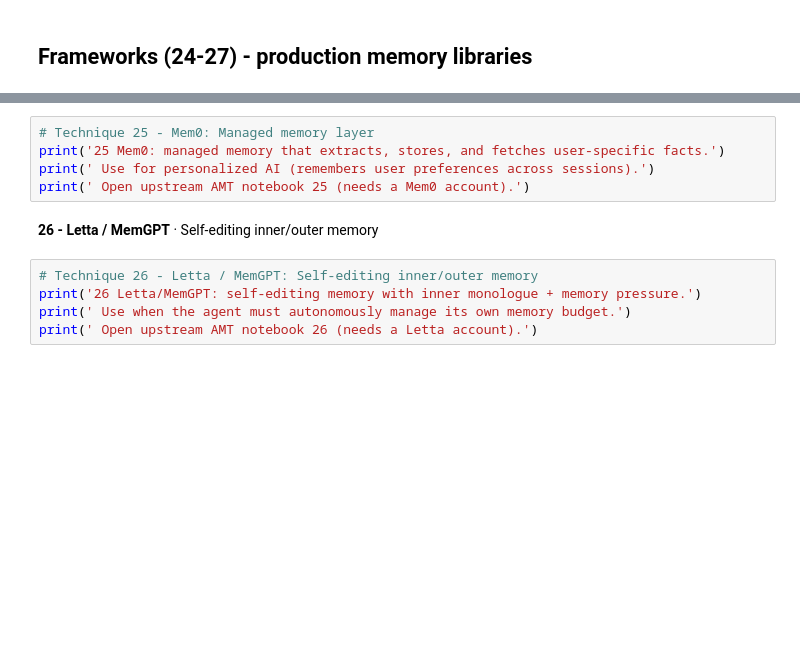
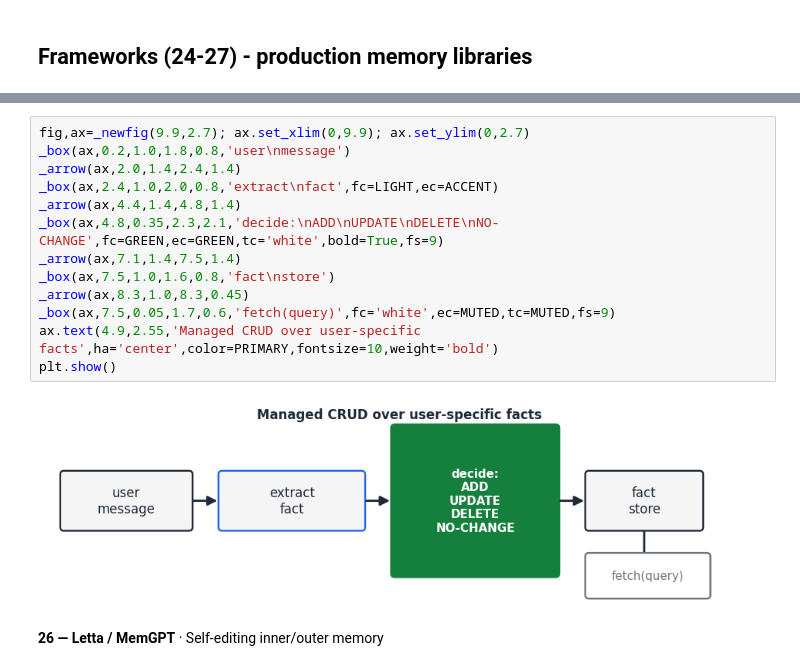
Before and after one commit to syaikhipin/kdd26-memdiag, a Jupyter notebook: tutorial/phase1_memory_architectures/05_frameworks.ipynb, the cells around one changed output, grey strips where cells are left out. Saved outputs shown, nothing was run; the diff lists cells and outputs as text; blank space fills up the shorter version.

```diff
--- a/tutorial/phase1_memory_architectures/05_frameworks.ipynb
+++ b/tutorial/phase1_memory_architectures/05_frameworks.ipynb
@@ -84,12 +235,17 @@ print(' Open amt_curated/ for the full notebook (needs a Zep account).')
-# %%
-# Technique 25 - Mem0: Managed memory layer
-print('25 Mem0: managed memory that extracts, stores, and fetches user-specific facts.')
-print(' Use for personalized AI (remembers user preferences across sessions).')
-print(' Open upstream AMT notebook 25 (needs a Mem0 account).')
+# %%
+fig,ax=_newfig(9.9,2.7); ax.set_xlim(0,9.9); ax.set_ylim(0,2.7)
+_box(ax,0.2,1.0,1.8,0.8,'user\nmessage')
+_arrow(ax,2.0,1.4,2.4,1.4)
+_box(ax,2.4,1.0,2.0,0.8,'extract\nfact',fc=LIGHT,ec=ACCENT)
+_arrow(ax,4.4,1.4,4.8,1.4)
+_box(ax,4.8,0.35,2.3,2.1,'decide:\nADD\nUPDATE\nDELETE\nNO-CHANGE',fc=GREEN,ec=GREEN,tc='white',bold=True,fs=9)
+_arrow(ax,7.1,1.4,7.5,1.4)
+_box(ax,7.5,1.0,1.6,0.8,'fact\nstore')
+_arrow(ax,8.3,1.0,8.3,0.45)
+_box(ax,7.5,0.05,1.7,0.6,'fetch(query)',fc='white',ec=MUTED,tc=MUTED,fs=9)
+ax.text(4.9,2.55,'Managed CRUD over user-specific facts',ha='center',color=PRIMARY,fontsize=10,weight='bold')
+plt.show()
+# %% [output]
+[figure, added]
 # %% [markdown]
-**26 - Letta / MemGPT** · Self-editing inner/outer memory
+**26 — Letta / MemGPT** · Self-editing inner/outer memory
-# %%
-# Technique 26 - Letta / MemGPT: Self-editing inner/outer memory
-print('26 Letta/MemGPT: self-editing memory with inner monologue + memory pressure.')
-print(' Use when the agent must autonomously manage its own memory budget.')
-print(' Open upstream AMT notebook 26 (needs a Letta account).')
```
Also changed, not shown: parts of 17 cells of this notebook, 41 other files.
